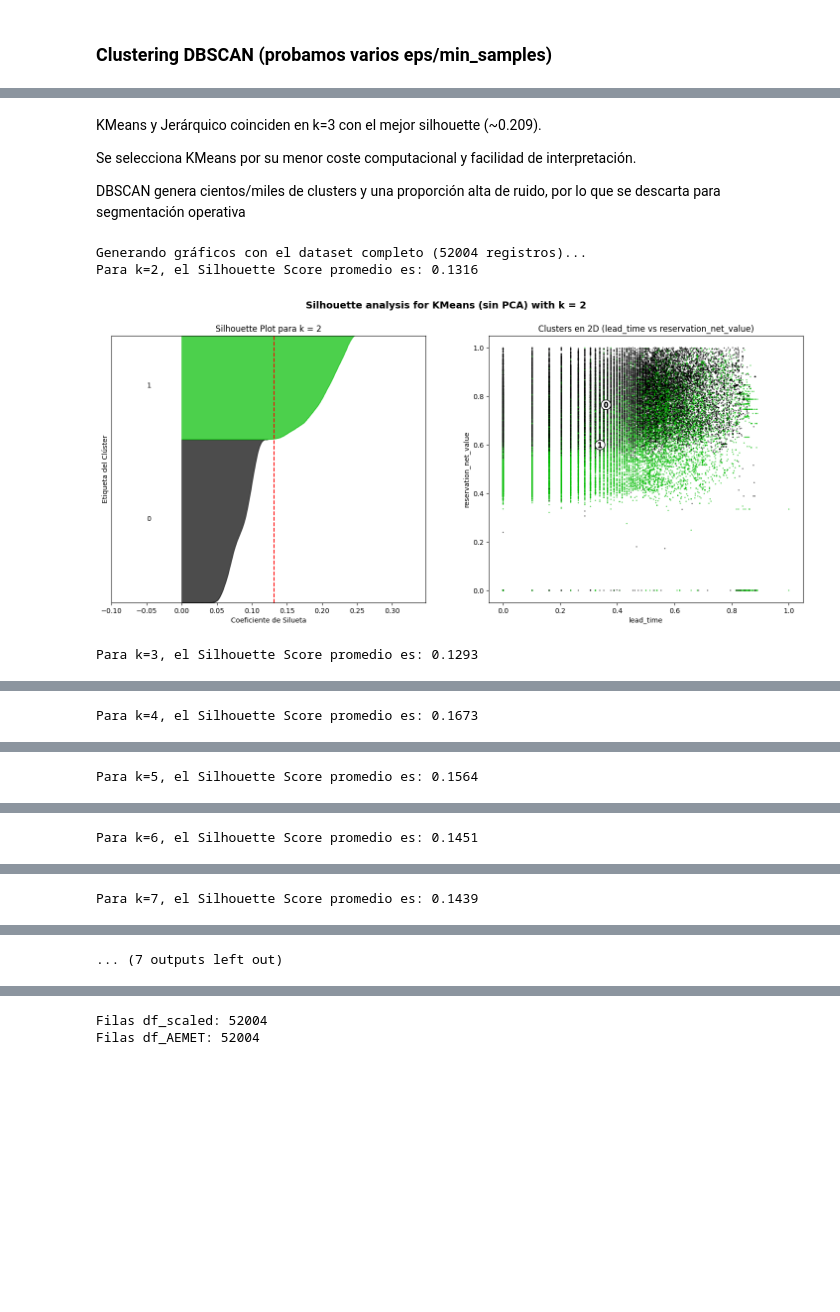
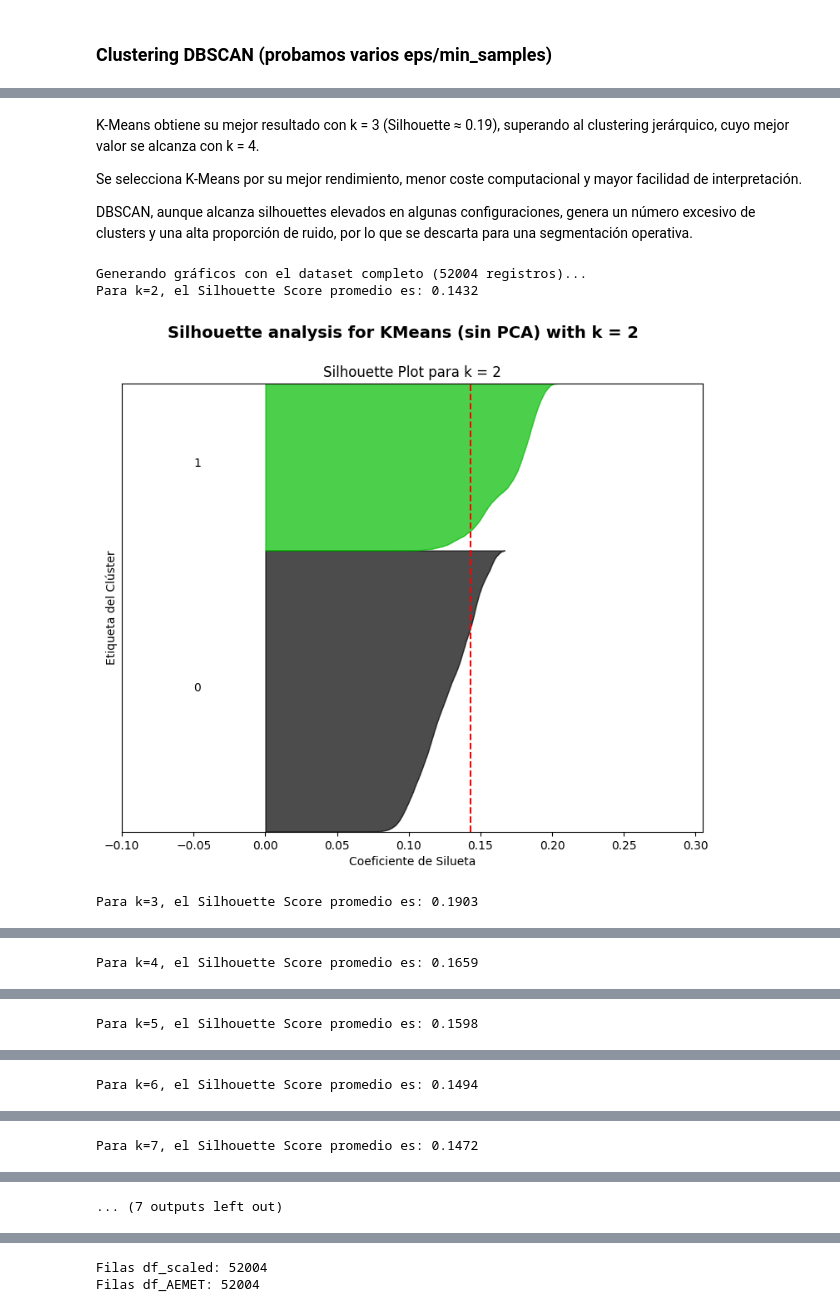
Before and after one commit to javierllorenteMon/RETO_06_VerdeOSCURO, a Jupyter notebook: 07-Clustering.ipynb, the cells around one changed output, grey strips where cells are left out. Drawn from its saved outputs; the diff is of its cells as text; code cells hidden in the pictures; blank space fills up the shorter version.

Commit message:
Actulizado clustering con los datos correctos, nuevos segmentos, el mejor k-means =3

```diff
--- a/07-Clustering.ipynb
+++ b/07-Clustering.ipynb
@@ -37,7 +37,7 @@ cols_num_cluster = [
     'lead_time', 'lenght_of_stay', 'adult_count', 'child_count',
     'available_units', 'completed_entry_forms_count', 'product_count',
     'reservation_net_value', 'total_adr', 'espera_dias',
-    'recurrence', 'tmed', 'prec', 'sol', 'ratio_asistencia'
+    'recurrence', 'tmed', 'prec', 'sol'#, 'ratio_asistencia'
 ]
 
 cols_bin_cluster = [
@@ -191,22 +191,15 @@ Top DBSCAN configs (mejores silhouette):
 {'eps': 2.5, 'min_samples': 5, 'n_clusters': 1, 'n_noise': np.int64(1), 'silhouette': None}
 # %% [markdown]
-KMeans y Jerárquico coinciden en k=3 con el mejor silhouette (~0.209).
+K-Means obtiene su mejor resultado con k = 3 (Silhouette ≈ 0.19),
+superando al clustering jerárquico, cuyo mejor valor se alcanza con k = 4.
 
-Se selecciona KMeans por su menor coste computacional y facilidad de interpretación.
+Se selecciona K-Means por su mejor rendimiento, menor coste computacional y mayor facilidad de interpretación.
 
-DBSCAN genera cientos/miles de clusters y una proporción alta de ruido, por lo que se descarta para segmentación operativa
+DBSCAN, aunque alcanza silhouettes elevados en algunas configuraciones,
+genera un número excesivo de clusters y una alta proporción de ruido,
+por lo que se descarta para una segmentación operativa.
 # %%
 X = df_scaled.values
-
-# Elegimos 2 variables REALES para el scatter
-feat_x = 'lead_time'
-feat_y = 'reservation_net_value'
-
-# índices de esas variables dentro de df_scaled
-ix = df_scaled.columns.get_loc(feat_x)
-iy = df_scaled.columns.get_loc(feat_y)
-
-X_2d = df_scaled[[feat_x, feat_y]].values
 
 range_n_clusters = [2, 3, 4, 5, 6, 7, 8, 9, 10]
 silhouette_scores = []
@@ -217,20 +210,15 @@ for n_clusters in range_n_clusters:
     clusterer = KMeans(n_clusters=n_clusters, random_state=42, n_init="auto")
     cluster_labels = clusterer.fit_predict(X)
 
-    # Silhouette con TODO el dataset
     silhouette_avg = silhouette_score(X, cluster_labels)
     silhouette_scores.append(silhouette_avg)
     print(f"Para k={n_clusters}, el Silhouette Score promedio es: {silhouette_avg:.4f}")
 
-    # Silhouette por muestra → ahora por TODAS las muestras
     sample_silhouette_values = silhouette_samples(X, cluster_labels)
 
-    fig, (ax1, ax2) = plt.subplots(1, 2)
-    fig.set_size_inches(18, 7)
+    fig, ax1 = plt.subplots(1, 1)
+    fig.set_size_inches(6, 4)
 
-    # -----------------------
-    # IZQUIERDA: Silhouette plot
-    # -----------------------
     max_score = sample_silhouette_values.max()
     ax1.set_xlim([-0.1, max_score + 0.1])
     ax1.set_ylim([0, len(X) + (n_clusters + 1) * 10])
@@ -249,64 +237,34 @@ for n_clusters in range_n_clusters:
             0,
             ith_vals,
             facecolor=color,
             edgecolor=color,
             alpha=0.7
         )
         ax1.text(-0.05, y_lower + 0.5 * size_i, str(i))
         y_lower = y_upper + 10
 
     ax1.axvline(x=silhouette_avg, color="red", linestyle="--")
     ax1.set_title(f"Silhouette Plot para k = {n_clusters}")
     ax1.set_xlabel("Coeficiente de Silueta")
     ax1.set_ylabel("Etiqueta del Clúster")
     ax1.set_yticks([])
 
-    # -----------------------
-    # DERECHA: scatter 2D
-    # -----------------------
-    colors = cm.nipy_spectral(cluster_labels.astype(float) / n_clusters)
-
-    ax2.scatter(
-        X_2d[:, 0], X_2d[:, 1],
-        marker='.', s=15, lw=0, alpha=0.6,
-        c=colors, edgecolor='k'
-    )
-
-    # Centros del KMeans
-    centers = clusterer.cluster_centers_
-    centers_2d = np.column_stack([centers[:, ix], centers[:, iy]])
-
-    ax2.scatter(
-        centers_2d[:, 0], centers_2d[:, 1],
-        marker='o', c='white', s=200, edgecolor='k'
-    )
-
-    for i, c in enumerate(centers_2d):
-        ax2.scatter(c[0], c[1], marker=f'${i}$', s=60, edgecolor='k')
-
-    ax2.set_title(f"Clusters en 2D ({feat_x} vs {feat_y})")
-    ax2.set_xlabel(feat_x)
-    ax2.set_ylabel(feat_y)
-
     plt.suptitle(
         f"Silhouette analysis for KMeans (sin PCA) with k = {n_clusters}",
         fontsize=14, fontweight='bold'
     )
 
     plt.show()
 
-# -----------------------
-# RESUMEN FINAL silhouette
-# -----------------------
-plt.figure(figsize=(10, 6))
+plt.figure(figsize=(6, 4))
 plt.plot(range_n_clusters, silhouette_scores, marker='o')
 plt.xlabel('Número de Clústeres (k)')
 plt.ylabel('Silhouette Score Promedio')
 plt.title('Silhouette Score para diferentes valores de k (KMeans sin PCA)')
 plt.grid(True)
 plt.show()
 # %% [output]
 Generando gráficos con el dataset completo (52004 registros)...
-Para k=2, el Silhouette Score promedio es: 0.1316
+Para k=2, el Silhouette Score promedio es: 0.1432
-[figure, old version]
+[figure, new version]
-Para k=3, el Silhouette Score promedio es: 0.1293
+Para k=3, el Silhouette Score promedio es: 0.1903
@@ -314 +272 @@ Para k=3, el Silhouette Score promedio es: 0.1293
-Para k=4, el Silhouette Score promedio es: 0.1673
+Para k=4, el Silhouette Score promedio es: 0.1659
@@ -316 +274 @@ Para k=4, el Silhouette Score promedio es: 0.1673
-Para k=5, el Silhouette Score promedio es: 0.1564
+Para k=5, el Silhouette Score promedio es: 0.1598
@@ -318 +276 @@ Para k=5, el Silhouette Score promedio es: 0.1564
-Para k=6, el Silhouette Score promedio es: 0.1451
+Para k=6, el Silhouette Score promedio es: 0.1494
@@ -320 +278 @@ Para k=6, el Silhouette Score promedio es: 0.1451
-Para k=7, el Silhouette Score promedio es: 0.1439
+Para k=7, el Silhouette Score promedio es: 0.1472
```
Also changed, not shown: parts of 11 cells of this notebook, 3 other files.
